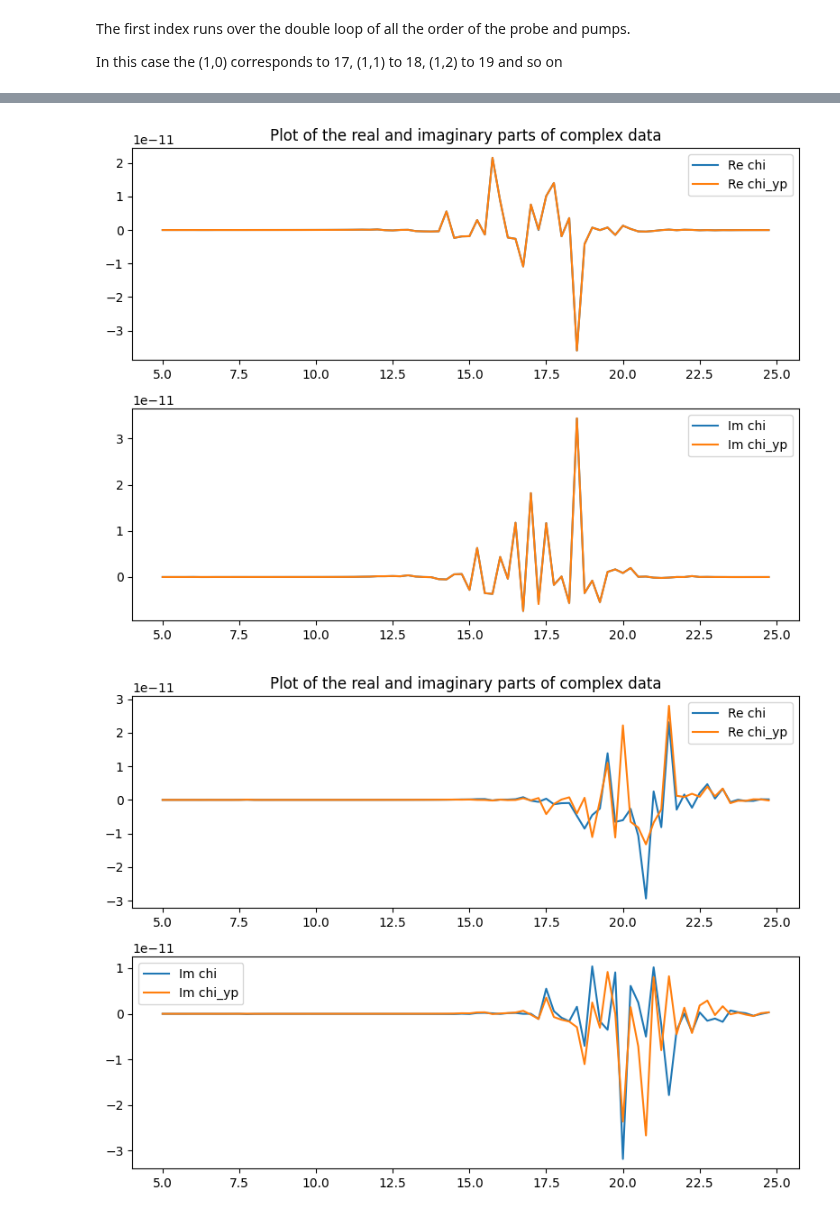
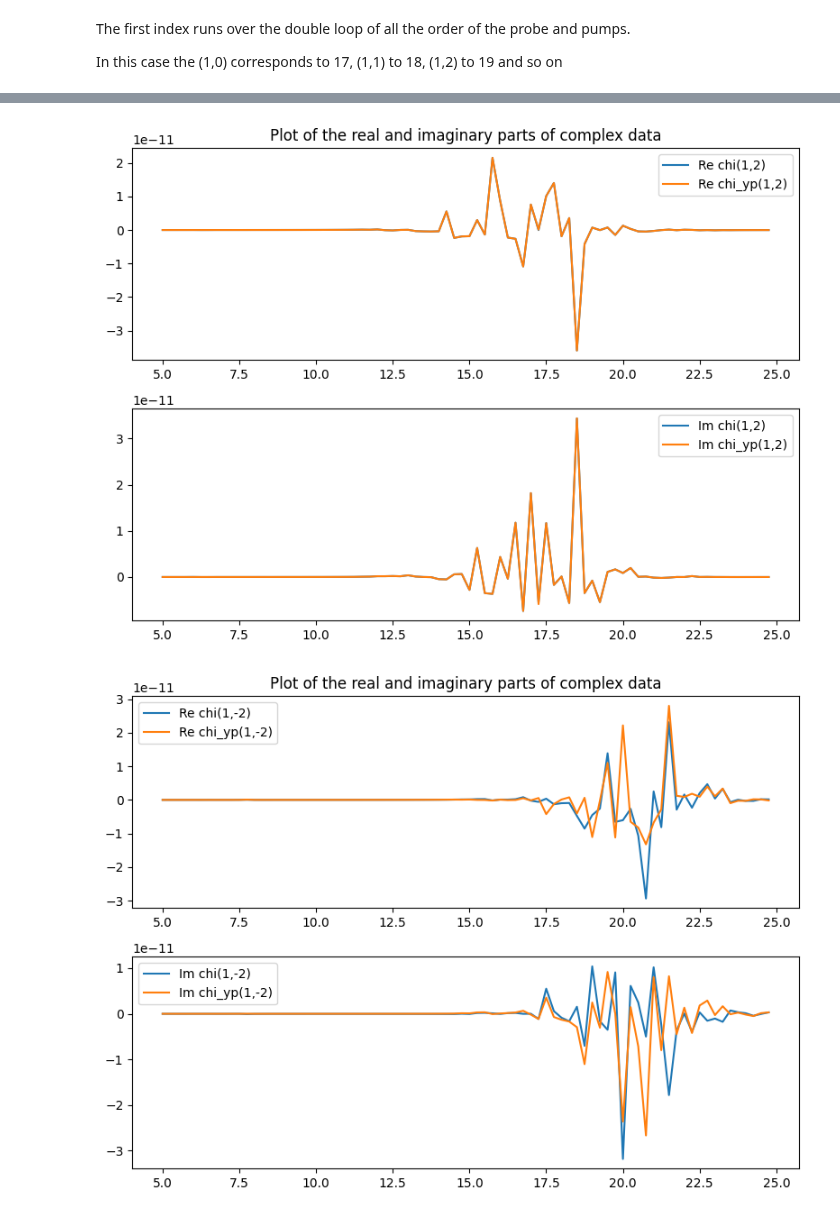
Before and after one commit to marcodalessandro76/MPPI, a Jupyter notebook: sphinx_source/tutorials/Analysis_Optics.ipynb, the cells around one changed output, grey strips where cells are left out. Saved outputs shown, nothing was run; the diff lists cells and outputs as text; code cells hidden in the pictures.

```diff
--- a/sphinx_source/tutorials/Analysis_Optics.ipynb
+++ b/sphinx_source/tutorials/Analysis_Optics.ipynb
@@ -152,7 +159,7 @@ data = P.YamboNLDBParser(file)
 Parse file : Reference_data/nl_results/LiF-pump_1.55-nlenrange_5.0-25.0-nlensteps_80-bands_3-6-damp_0.2-sin/ndb.Nonlinear
 Field 3 not found
 # %%
-nl = O.Xn_frequency_mixing(data,Trange=[-1,-1],X_order=(2,2),verbose=False)
+nl = O.Xn_frequency_mixing(data,Trange=[-1,-1],X_order=(1,2),verbose=False)
 nl.get_info()
 # %% [output]
 Time range of the simulation (in au): 0.0 - 6201.206000484204
@@ -268,8 +273,8 @@ U.Plot_ComplexArray(freqs_freqmix,chi_freqmix[0][(1,1)],label='chi',data2=chi_fr
 # %%
-U.Plot_ComplexArray(freqs_freqmix,chi_freqmix[0][(1,2)],label='chi',data2=chi_freqmix_yp[19,:,0],label2='chi_yp')
+U.Plot_ComplexArray(freqs_freqmix,chi_freqmix[0][(1,2)],label='chi(1,2)',data2=chi_freqmix_yp[19,:,0],label2='chi_yp(1,2)')
 # %% [output]
-[figure, old version]
+[figure, new version]
 # %%
-U.Plot_ComplexArray(freqs_freqmix,chi_freqmix[0][(1,-2)],label='chi',data2=chi_freqmix_yp[15,:,0],label2='chi_yp')
+U.Plot_ComplexArray(freqs_freqmix,chi_freqmix[0][(1,-2)],label='chi(1,-2)',data2=chi_freqmix_yp[15,:,0],label2='chi_yp(1,-2)')
 # %% [output]
-[figure, old version]
+[figure, new version]
```
Also changed, not shown: parts of 17 cells of this notebook, 1 other file.
